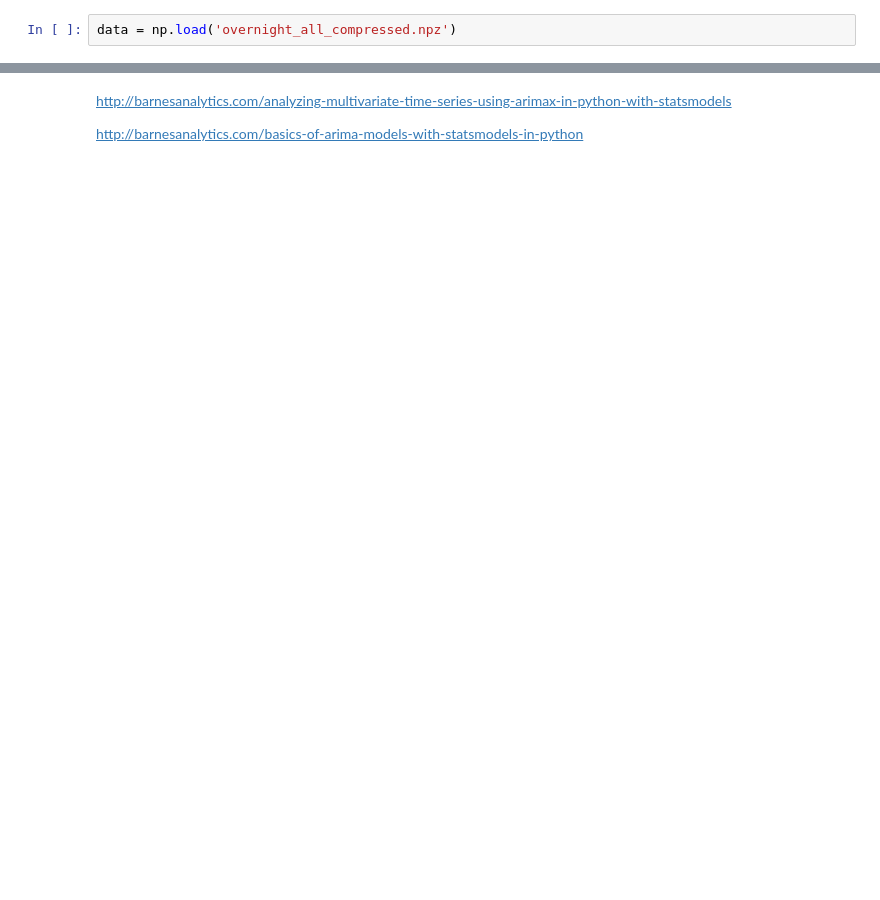
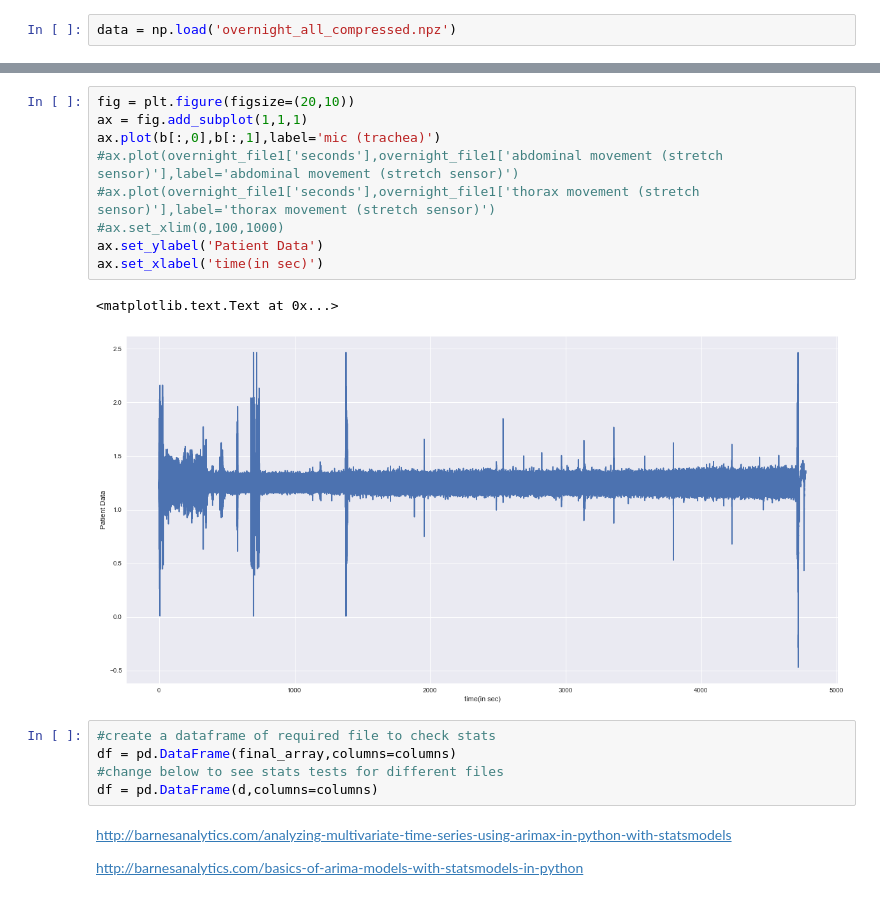
Before and after one commit to HimajaYerra/myproj, a Jupyter notebook: statistical_Analysis.ipynb, the cells around one changed output, grey strips where cells are left out. Saved outputs shown, nothing was run; the diff lists cells and outputs as text; blank space fills up the shorter version.

```diff
--- a/statistical_Analysis.ipynb
+++ b/statistical_Analysis.ipynb
@@ -56,3 +50,20 @@ ytest = Y_train[round(l*0.7)+1:]
+# %%
+fig = plt.figure(figsize=(20,10))
+ax = fig.add_subplot(1,1,1)
+ax.plot(b[:,0],b[:,1],label='mic (trachea)')
+#ax.plot(overnight_file1['seconds'],overnight_file1['abdominal movement (stretch sensor)'],label='abdominal movement (stretch sensor)')
+#ax.plot(overnight_file1['seconds'],overnight_file1['thorax movement (stretch sensor)'],label='thorax movement (stretch sensor)')
+#ax.set_xlim(0,100,1000)
+ax.set_ylabel('Patient Data')
+ax.set_xlabel('time(in sec)')
+# %% [output]
+<matplotlib.text.Text at 0x...>
+[figure, added]
+# %%
+#create a dataframe of required file to check stats
+df = pd.DataFrame(final_array,columns=columns)
+#change below to see stats tests for different files
+df = pd.DataFrame(d,columns=columns)
 # %% [markdown]
 http://barnesanalytics.com/analyzing-multivariate-time-series-using-arimax-in-python-with-statsmodels
 
```
Also changed, not shown: parts of 19 cells of this notebook.
